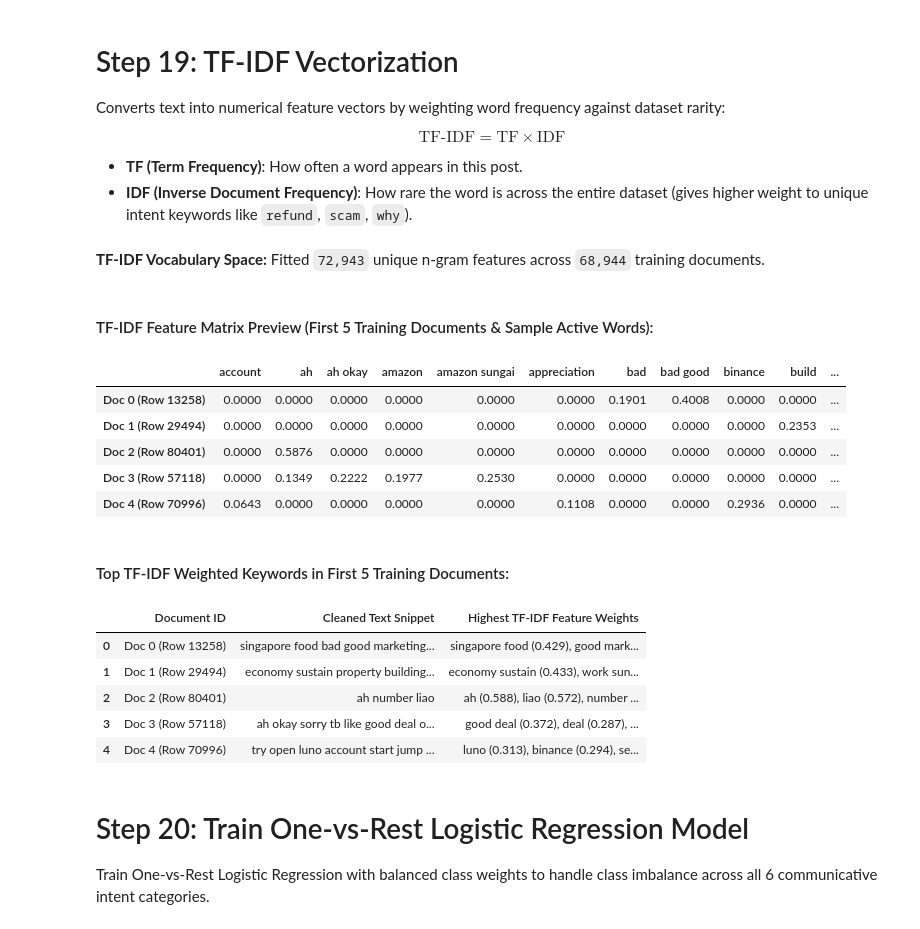
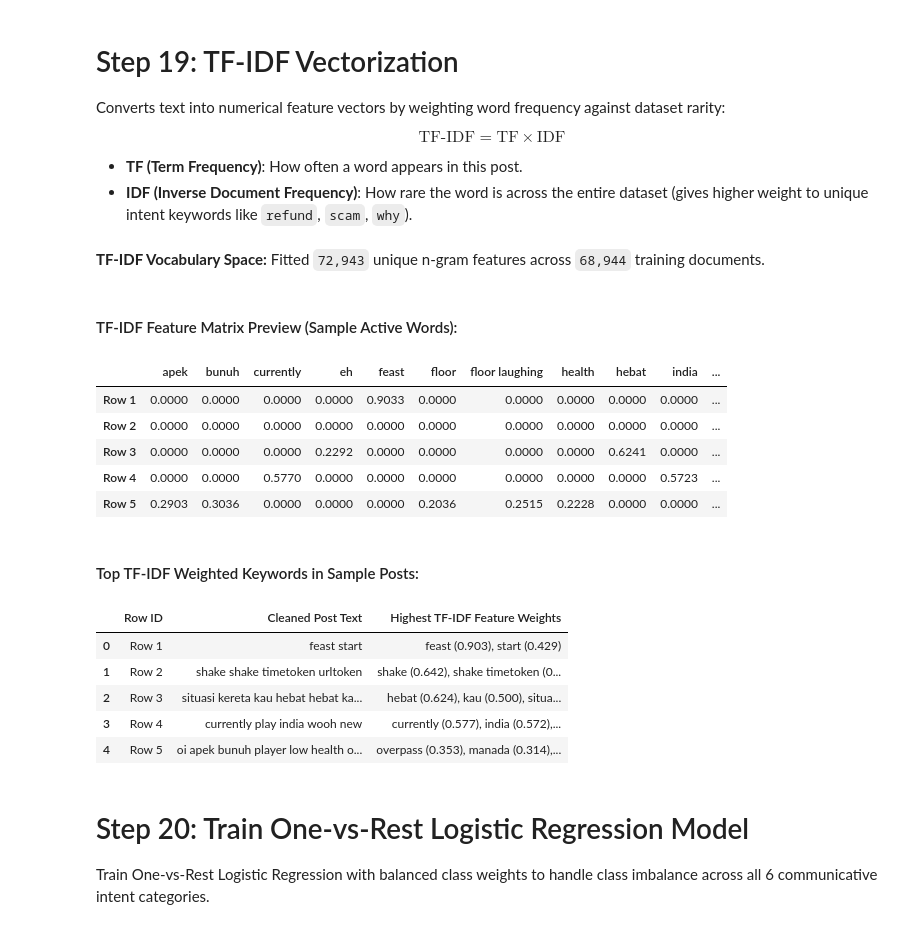
Before and after one commit to wjnotl/online-forum-communicative-intent-classification, a Jupyter notebook: intent classification.ipynb, the cells around one changed output. Saved outputs shown, nothing was run; the diff lists cells and outputs as text; code cells hidden in the pictures.

```diff
--- a/intent classification.ipynb
+++ b/intent classification.ipynb
@@ -1731,59 +1731,62 @@ from sklearn.feature_extraction.text import TfidfVectorizer
 # Fit TF-IDF Vectorizer on Training Data and Transform Test Data
 tfidf = TfidfVectorizer(stop_words=None, min_df=3, ngram_range=(1, 2))
 X_train_tfidf = tfidf.fit_transform(X_train)
 X_test_tfidf = tfidf.transform(X_test)
 
 # Persist TF-IDF vectorizer artifact
 joblib_dump(tfidf, "tfidf_vectorizer.joblib")
 feature_names = tfidf.get_feature_names_out()
 printmd(f"**TF-IDF Vocabulary Space:** Fitted `{len(feature_names):,}` unique n-gram features across `{X_train_tfidf.shape[0]:,}` training documents.")
 
-# Preview First 5 Documents in TF-IDF Matrix Table (Sample of Active Non-Zero Features)
-sample_tfidf_array = X_train_tfidf[:5].toarray()
-active_indices = np.where(sample_tfidf_array.sum(axis=0) > 0)[0][:15] # first 15 active features
+# Sample first 5 rows from dataset (consistent with Steps 1-18)
+sample_rows = df.head(5)
+sample_tfidf_matrix = tfidf.transform(sample_rows['clean_text']).toarray()
+
+# Preview Matrix Table (Sample Active Features)
+active_indices = np.where(sample_tfidf_matrix.sum(axis=0) > 0)[0][:15]
 active_features = [feature_names[i] for i in active_indices]
 
 sample_tfidf_df = pd.DataFrame(
-    sample_tfidf_array[:, active_indices],
-    index=[f"Doc {i} (Row {X_train.index[i]})" for i in range(5)],
+    sample_tfidf_matrix[:, active_indices],
+    index=[f"Row {int(sample_rows['id'].iloc[i])}" for i in range(len(sample_rows))],
     columns=active_features
 )
 
-printmd("#### TF-IDF Feature Matrix Preview (First 5 Training Documents & Sample Active Words):")
+printmd("#### TF-IDF Feature Matrix Preview (Sample Active Words):")
 display(sample_tfidf_df.style.format("{:.4f}"))
 
-# Top TF-IDF Weighted Terms per Document (First 5 Training Posts)
+# Top TF-IDF Weighted Terms per Row
 top_terms_summary = []
-for i in range(5):
-    row_vec = sample_tfidf_array[i]
+for i in range(len(sample_rows)):
+    row_vec = sample_tfidf_matrix[i]
     top_word_indices = np.argsort(row_vec)[-5:][::-1]
     top_word_indices = [idx for idx in top_word_indices if row_vec[idx] > 0]
     top_keywords = ", ".join([f"{feature_names[idx]} ({row_vec[idx]:.3f})" for idx in top_word_indices])
 
     top_terms_summary.append({
-        "Document ID": f"Doc {i} (Row {X_train.index[i]})",
-        "Cleaned Text Snippet": X_train.iloc[i][:70] + ("..." if len(X_train.iloc[i]) > 70 else ""),
+        "Row ID": f"Row {int(sample_rows['id'].iloc[i])}",
+        "Cleaned Post Text": str(sample_rows['clean_text'].iloc[i])[:70] + ("..." if len(str(sample_rows['clean_text'].iloc[i])) > 70 else ""),
         "Highest TF-IDF Feature Weights": top_keywords
     })
 
-printmd("#### Top TF-IDF Weighted Keywords in First 5 Training Documents:")
+printmd("#### Top TF-IDF Weighted Keywords in Sample Posts:")
 display(pd.DataFrame(top_terms_summary))
 # %% [output]
 **TF-IDF Vocabulary Space:** Fitted `72,943` unique n-gram features across `68,944` training documents.
-#### TF-IDF Feature Matrix Preview (First 5 Training Documents & Sample Active Words):
+#### TF-IDF Feature Matrix Preview (Sample Active Words):
-|  | account | ah | ah okay | amazon | amazon sungai | appreciation | bad | bad good | binance | build | ... |
-| Doc 0 (Row 13258) | 0.0000 | 0.0000 | 0.0000 | 0.0000 | 0.0000 | 0.0000 | 0.1901 | 0.4008 | 0.0000 | 0.0000 | ... |
-| Doc 1 (Row 29494) | 0.0000 | 0.0000 | 0.0000 | 0.0000 | 0.0000 | 0.0000 | 0.0000 | 0.0000 | 0.0000 | 0.2353 | ... |
-| Doc 2 (Row 80401) | 0.0000 | 0.5876 | 0.0000 | 0.0000 | 0.0000 | 0.0000 | 0.0000 | 0.0000 | 0.0000 | 0.0000 | ... |
-| Doc 3 (Row 57118) | 0.0000 | 0.1349 | 0.2222 | 0.1977 | 0.2530 | 0.0000 | 0.0000 | 0.0000 | 0.0000 | 0.0000 | ... |
-| Doc 4 (Row 70996) | 0.0643 | 0.0000 | 0.0000 | 0.0000 | 0.0000 | 0.1108 | 0.0000 | 0.0000 | 0.2936 | 0.0000 | ... |
+|  | apek | bunuh | currently | eh | feast | floor | floor laughing | health | hebat | india | ... |
+| Row 1 | 0.0000 | 0.0000 | 0.0000 | 0.0000 | 0.9033 | 0.0000 | 0.0000 | 0.0000 | 0.0000 | 0.0000 | ... |
+| Row 2 | 0.0000 | 0.0000 | 0.0000 | 0.0000 | 0.0000 | 0.0000 | 0.0000 | 0.0000 | 0.0000 | 0.0000 | ... |
+| Row 3 | 0.0000 | 0.0000 | 0.0000 | 0.2292 | 0.0000 | 0.0000 | 0.0000 | 0.0000 | 0.6241 | 0.0000 | ... |
+| Row 4 | 0.0000 | 0.0000 | 0.5770 | 0.0000 | 0.0000 | 0.0000 | 0.0000 | 0.0000 | 0.0000 | 0.5723 | ... |
+| Row 5 | 0.2903 | 0.3036 | 0.0000 | 0.0000 | 0.0000 | 0.2036 | 0.2515 | 0.2228 | 0.0000 | 0.0000 | ... |
-#### Top TF-IDF Weighted Keywords in First 5 Training Documents:
+#### Top TF-IDF Weighted Keywords in Sample Posts:
-|  | Document ID | Cleaned Text Snippet | Highest TF-IDF Feature Weights |
-| 0 | Doc 0 (Row 13258) | singapore food bad good marketing... | singapore food (0.429), good mark... |
-| 1 | Doc 1 (Row 29494) | economy sustain property building... | economy sustain (0.433), work sun... |
-| 2 | Doc 2 (Row 80401) | ah number liao | ah (0.588), liao (0.572), number ... |
-| 3 | Doc 3 (Row 57118) | ah okay sorry tb like good deal o... | good deal (0.372), deal (0.287), ... |
-| 4 | Doc 4 (Row 70996) | try open luno account start jump ... | luno (0.313), binance (0.294), se... |
+|  | Row ID | Cleaned Post Text | Highest TF-IDF Feature Weights |
+| 0 | Row 1 | feast start | feast (0.903), start (0.429) |
+| 1 | Row 2 | shake shake timetoken urltoken | shake (0.642), shake timetoken (0... |
+| 2 | Row 3 | situasi kereta kau hebat hebat ka... | hebat (0.624), kau (0.500), situa... |
+| 3 | Row 4 | currently play india wooh new | currently (0.577), india (0.572),... |
+| 4 | Row 5 | oi apek bunuh player low health o... | overpass (0.353), manada (0.314),... |
 # %% [markdown]
 # Step 20: Train One-vs-Rest Logistic Regression Model
 Train One-vs-Rest Logistic Regression with balanced class weights to handle class imbalance across all 6 communicative intent categories.
```
Also changed, not shown: parts of 1 cell of this notebook, 1 other file.
